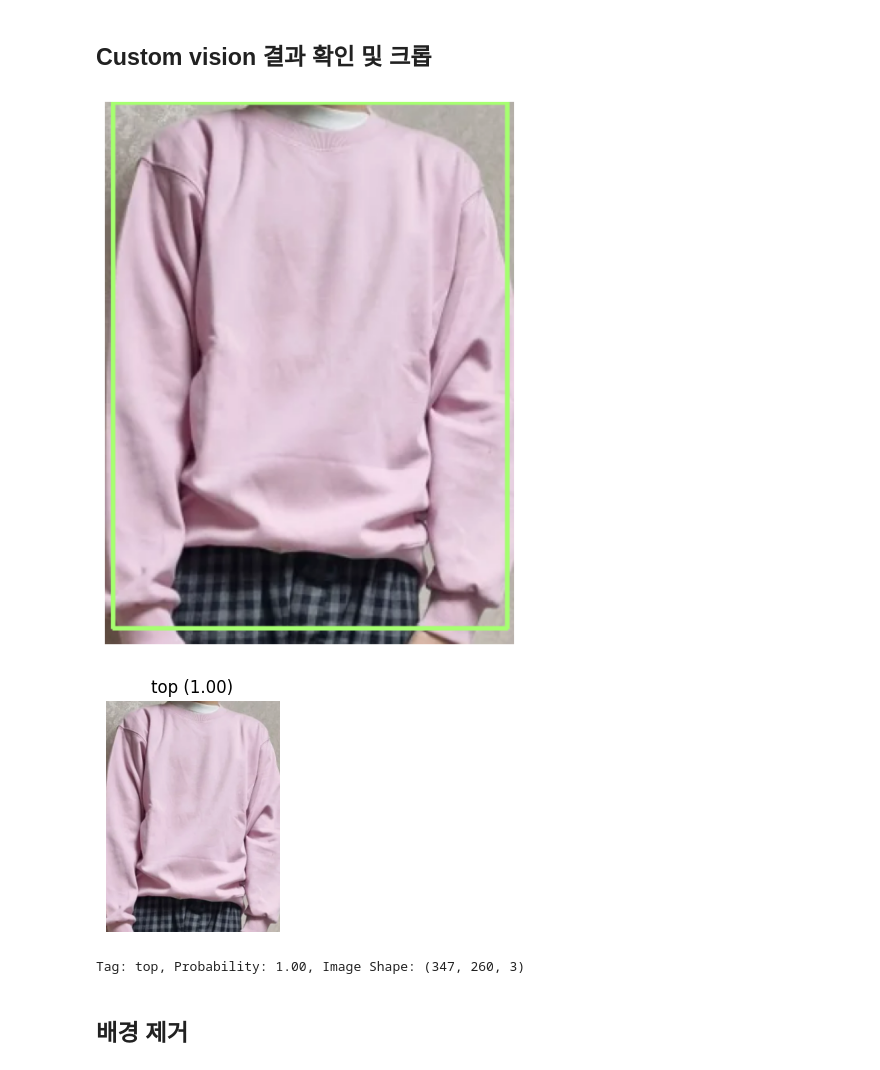
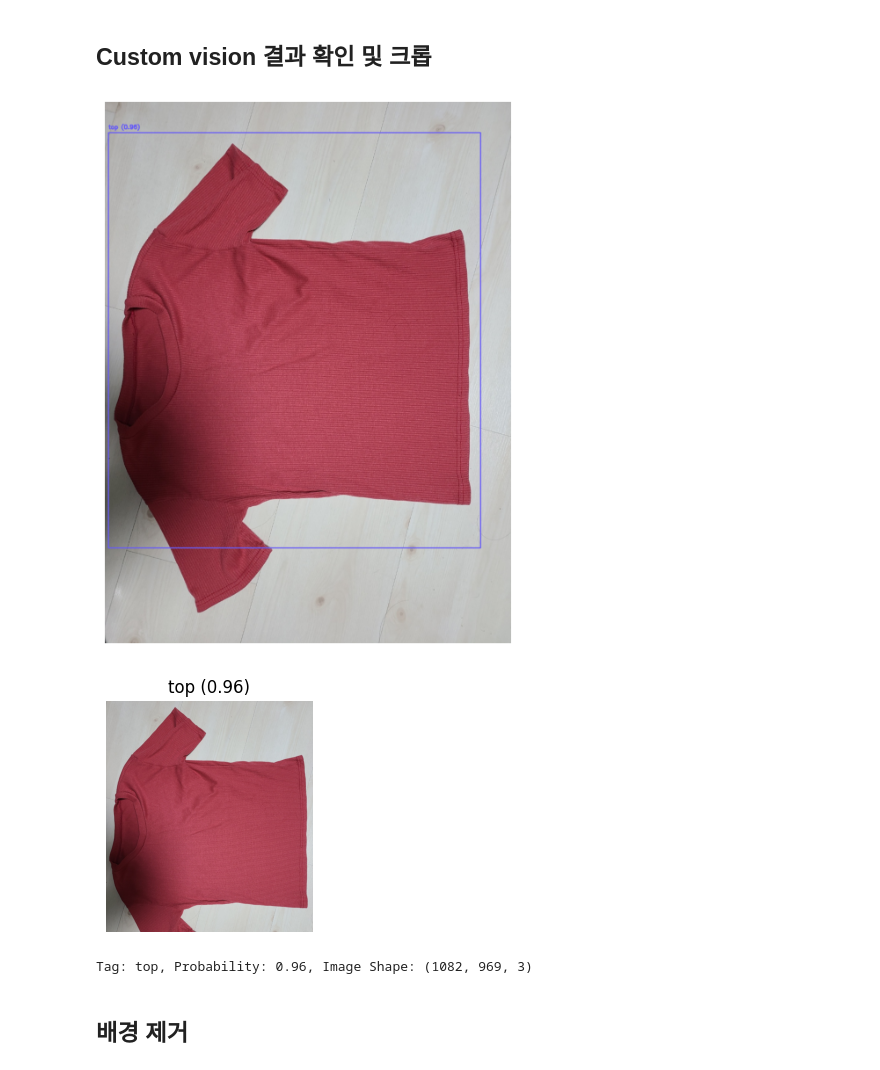
Before and after one commit to MSAI-MLproject10team/MLback, a Jupyter notebook: ipynb/meanShiftCropTest.ipynb, the cells around one changed output. Cells and saved outputs as stored; diff of their text form; code cells hidden in the pictures.

```diff
--- a/ipynb/meanShiftCropTest.ipynb
+++ b/ipynb/meanShiftCropTest.ipynb
@@ -20,7 +20,7 @@ from collections import defaultdict
 THRESHOLD = 0.8  # 80% 이상 확률만 표시
 
 #이미지 경로
-image_file = f"../data/test_image/test20.png"
+image_file = f"../data/test_image/test19.jpeg"
 #image_file = f"../data/musinsa_images_pants_ver2/pants_1649.jpg"
 
 # 카테고리별 색상 저장용 딕셔너리
@@ -99,36 +99,36 @@ def show_cropped_objects_clean(image_path, detections, threshold=THRESHOLD):
             continue  # 임계값보다 낮으면 무시
 
         tag_name = prediction["tagName"]
         bbox = prediction["boundingBox"]
 
         # 바운딩 박스 좌표 변환
         h, w, _ = image.shape
         x1, y1 = int(bbox["left"] * w), int(bbox["top"] * h)
         x2, y2 = int((bbox["left"] + bbox["width"]) * w), int((bbox["top"] + bbox["height"]) * h)
 
         # 객체 부분 잘라내기
         cropped_object = image[y1:y2, x1:x2]
         cropped_images.append((tag_name, probability, cropped_object))  # (라벨, 확률, 이미지) 저장
 
         # 새 창에 개별 이미지 출력
         plt.figure(figsize=(3, 3))
         plt.imshow(cropped_object)
         plt.title(f"{tag_name} ({probability:.2f})")
         plt.axis("off")
         plt.show()
 
     return cropped_images  # 크롭된 이미지 리스트 반환
 
 # 실행 예시
 cropped_objects = show_cropped_objects_clean(image_file, detections)
 
 # 반환된 이미지 확인
 for tag, prob, img in cropped_objects:
     print(f"Tag: {tag}, Probability: {prob:.2f}, Image Shape: {img.shape}")
 # %% [output]
-[figure, old version]
+[figure, new version]
-[figure, old version]
+[figure, new version]
-Tag: top, Probability: 1.00, Image Shape: (347, 260, 3)
+Tag: top, Probability: 0.96, Image Shape: (1082, 969, 3)
 # %% [markdown]
 ## 배경 제거
 # %%
```
Also changed, not shown: parts of 4 cells of this notebook.
